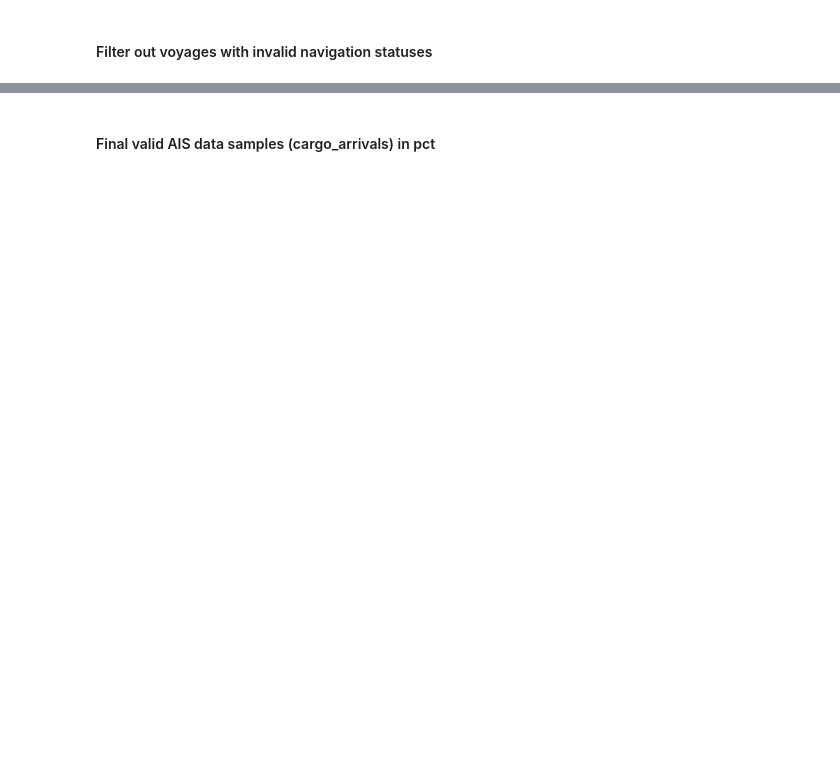
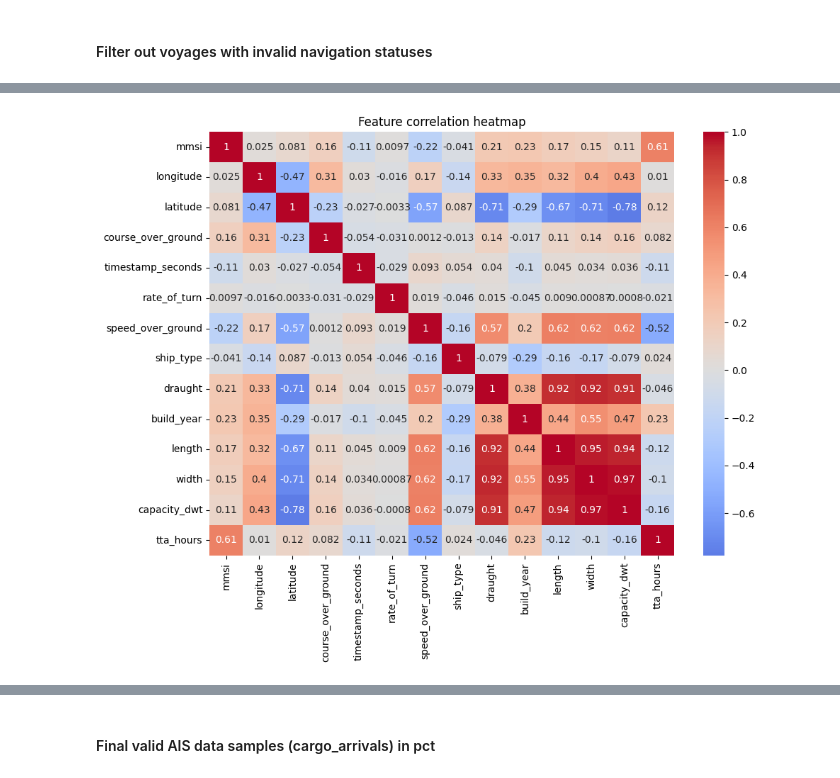
Before and after one commit to Magnuswlange/port_congestion_proj_ml, a Jupyter notebook: feature_selection.ipynb, the cells around one changed output, grey strips where cells are left out. Saved outputs shown, nothing was run; the diff lists cells and outputs as text; code cells hidden in the pictures; blank space fills up the shorter version.

```diff
--- a/feature_selection.ipynb
+++ b/feature_selection.ipynb
@@ -395,0 +468,2 @@ cargo_ais_meta_merged.head()
+# %%
+cargo_ais_meta_merged = cargo_ais_meta_merged.drop("arrival_country", axis="columns")
@@ -395,0 +553,21 @@ cargo_ais_meta_merged.head()
+# %%
+# 1) Clean label first
+df_model = cargo_ais_meta_merged.copy()
+df_model = df_model[~df_model["tta_hours"].isna()]
+
+# 2) Sort by time
+df_model = df_model.sort_values("pos_timestamp")
+
+# 3) Build X, y
+X = df_model.drop(columns=drop_cols)
+y = df_model["tta_hours"]
+
+# 4) Time-based split
+split_idx = int(len(df_model) * 0.8)
+X_train_full, X_val = X.iloc[:split_idx], X.iloc[split_idx:]
+y_train_full, y_val = y.iloc[:split_idx], y.iloc[split_idx:]
+
+# 5) Subsample 1k from the training part
+n_sub = 1000
+X_train = X_train_full.iloc[:n_sub].copy()
+y_train = y_train_full.iloc[:n_sub].copy()
@@ -395,0 +597,6 @@ cargo_ais_meta_merged.head()
+# %%
+# Example: drop raw datetimes from X
+date_like_cols = X_train.select_dtypes(include=["datetime64[ns]", "timedelta64[ns]"]).columns
+date_like_cols
+X_train = X_train.drop(columns=date_like_cols)
+X_val   = X_val.drop(columns=date_like_cols)
@@ -395,0 +690,18 @@ cargo_ais_meta_merged.head()
+# %%
+# seaborn correlation heatmap
+import seaborn as sns
+
+# 1) Select only numeric columns from your df (e.g. X_train)
+num_df = X_train.select_dtypes(include=["number"])
+
+# 2) Compute correlation matrix
+corr = num_df.corr()
+
+# 3) Plot heatmap
+plt.figure(figsize=(10, 8))
+sns.heatmap(corr, cmap="coolwarm", annot=True, center=0)
+plt.title("Feature correlation heatmap")
+plt.tight_layout()
+plt.show()
+# %% [output]
+[figure, added]
```
Also changed, not shown: parts of 53 cells of this notebook.
